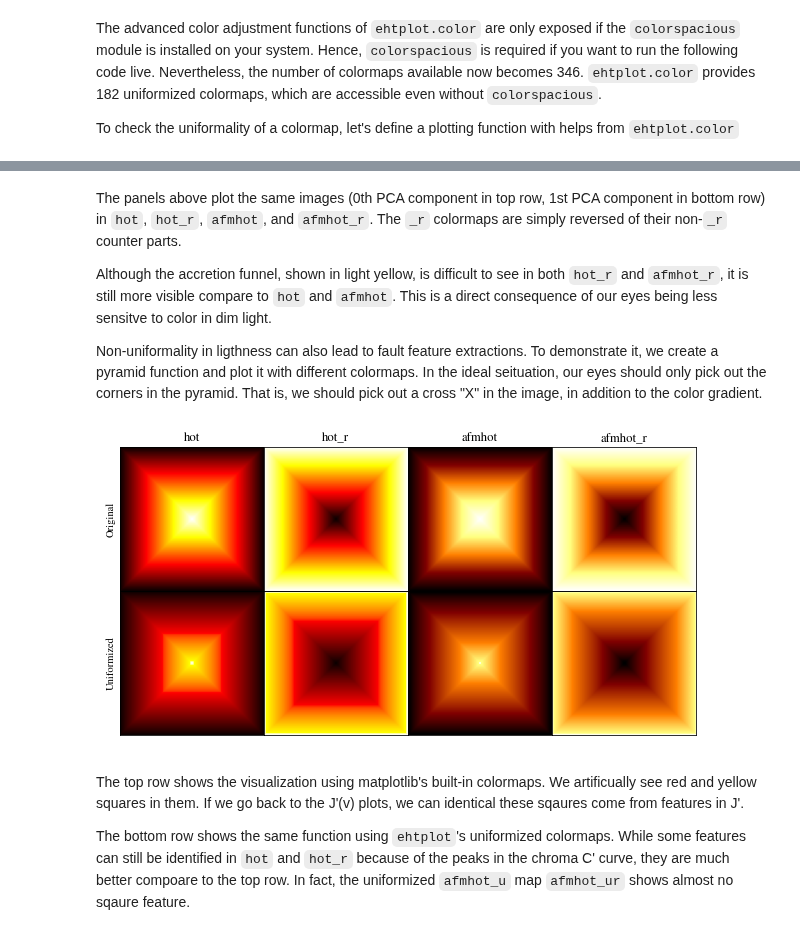
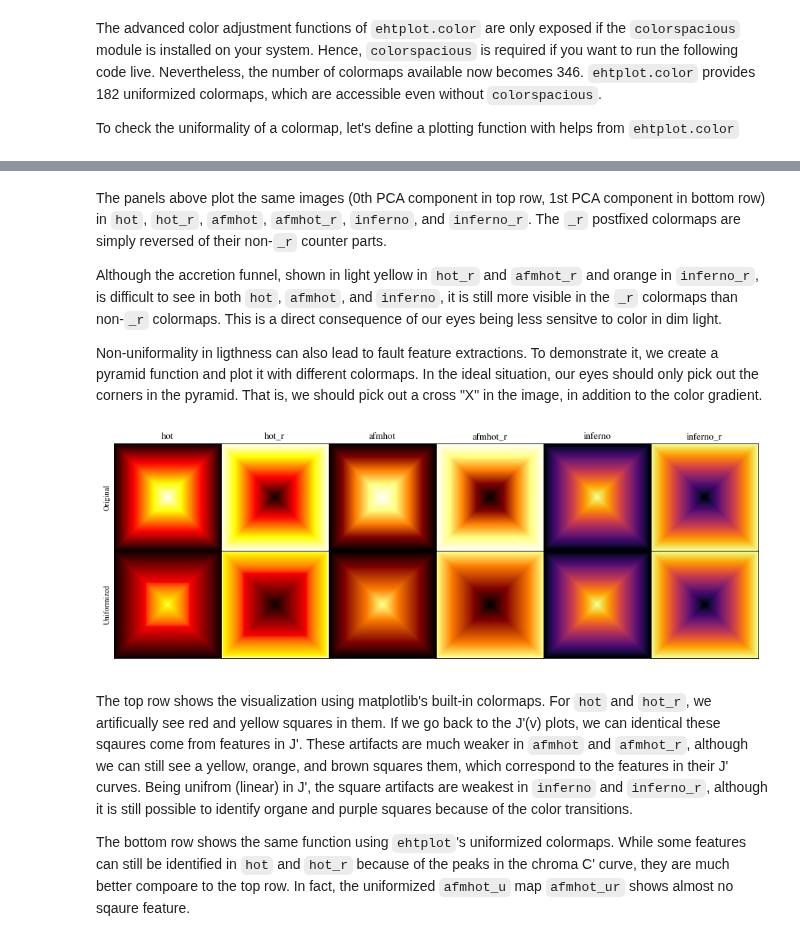
Before and after one commit to liamedeiros/ehtplot, a Jupyter notebook: docs/COLORMAPS.ipynb, the cells around one changed output, grey strips where cells are left out. Saved outputs shown, nothing was run; the diff lists cells and outputs as text; code cells hidden in the pictures.

```diff
--- a/docs/COLORMAPS.ipynb
+++ b/docs/COLORMAPS.ipynb
@@ -192,8 +194,9 @@ def plotimg(ax, img, cmap, label=None):
     ax.set_yticklabels([])
     ax.set_title(cmap)
 
-top = ep.Panel(plotimg, pca0, ['hot', 'hot_r', 'afmhot', 'afmhot_r'], title='PCA0')
-bot = ep.Panel(plotimg, pca1, ['hot', 'hot_r', 'afmhot', 'afmhot_r'], title='PCA1')
-fig = ep.Figure(bot, top, inrow=False, figsize=[8, 4])
+cmaps = ['hot', 'hot_r', 'afmhot', 'afmhot_r', 'inferno', 'inferno_r']
+top = ep.Panel(plotimg, pca0, cmaps, title='PCA0')
+bot = ep.Panel(plotimg, pca1, cmaps, title='PCA1')
+fig = ep.Figure(bot, top, inrow=False, figsize=[12, 4])
 fig.draw()
 # %% [output]
@@ -201,19 +204,20 @@ fig.draw()
 # %% [markdown]
-The panels above plot the same images (0th PCA component in top row, 1st PCA component in bottom row) in `hot`, `hot_r`, `afmhot`, and `afmhot_r`.  The `_r` colormaps are simply reversed of their non-`_r` counter parts.
+The panels above plot the same images (0th PCA component in top row, 1st PCA component in bottom row) in `hot`, `hot_r`, `afmhot`, `afmhot_r`, `inferno`, and `inferno_r`.  The `_r` postfixed colormaps are simply reversed of their non-`_r` counter parts.
 
-Although the accretion funnel, shown in light yellow, is difficult to see in both `hot_r` and `afmhot_r`, it is still more visible compare to `hot` and `afmhot`.  This is a direct consequence of our eyes being less sensitve to color in dim light.
+Although the accretion funnel, shown in light yellow in `hot_r` and `afmhot_r` and orange in `inferno_r`, is difficult to see in both `hot`, `afmhot`, and `inferno`, it is still more visible in the `_r` colormaps than non-`_r` colormaps.  This is a direct consequence of our eyes being less sensitve to color in dim light.
 
-Non-uniformality in ligthness can also lead to fault feature extractions.  To demonstrate it, we create a pyramid function and plot it with different colormaps.  In the ideal seituation, our eyes should only pick out the corners in the pyramid.  That is, we should pick out a cross "X" in the image, in addition to the color gradient.
+Non-uniformality in ligthness can also lead to fault feature extractions.  To demonstrate it, we create a pyramid function and plot it with different colormaps.  In the ideal situation, our eyes should only pick out the corners in the pyramid.  That is, we should pick out a cross "X" in the image, in addition to the color gradient.
 # %%
 pyramid = ev.pyramid()
 
-top = ep.Panel(plotimg, pyramid, ['hot', 'hot_r', 'afmhot', 'afmhot_r'],       title='Original')
-bot = ep.Panel(plotimg, pyramid, ['hot_u', 'hot_ur', 'afmhot_u', 'afmhot_ur'], title='Uniformized')
-fig = ep.Figure(bot, top, inrow=False, figsize=[8, 4])
+cmaps_u = ['hot_u', 'hot_ur', 'afmhot_u', 'afmhot_ur', 'inferno', 'inferno_r']
+top = ep.Panel(plotimg, pyramid, cmaps,   title='Original')
+bot = ep.Panel(plotimg, pyramid, cmaps_u, title='Uniformized')
+fig = ep.Figure(bot, top, inrow=False, figsize=[12, 4])
 fig.draw()
 # %% [output]
-[figure, old version]
+[figure, new version]
 # %% [markdown]
-The top row shows the visualization using matplotlib's built-in colormaps.  We artificually see red and yellow squares in them.  If we go back to the J'(v) plots, we can identical these sqaures come from features in J'.
+The top row shows the visualization using matplotlib's built-in colormaps.  For `hot` and `hot_r`, we artificually see red and yellow squares in them.  If we go back to the J'(v) plots, we can identical these sqaures come from features in J'.  These artifacts are much weaker in `afmhot` and `afmhot_r`, although we can still see a yellow, orange, and brown squares them, which correspond to the features in their J' curves.  Being unifrom (linear) in J', the square artifacts are weakest in `inferno` and `inferno_r`, although it is still possible to identify organe and purple squares because of the color transitions.
 
 The bottom row shows the same function using `ehtplot`'s uniformized colormaps.  While some features can still be identified in `hot` and `hot_r` because of the peaks in the chroma C' curve, they are much better compoare to the top row.  In fact, the uniformized `afmhot_u` map `afmhot_ur` shows almost no sqaure feature.
```
Also changed, not shown: parts of 3 cells of this notebook.
